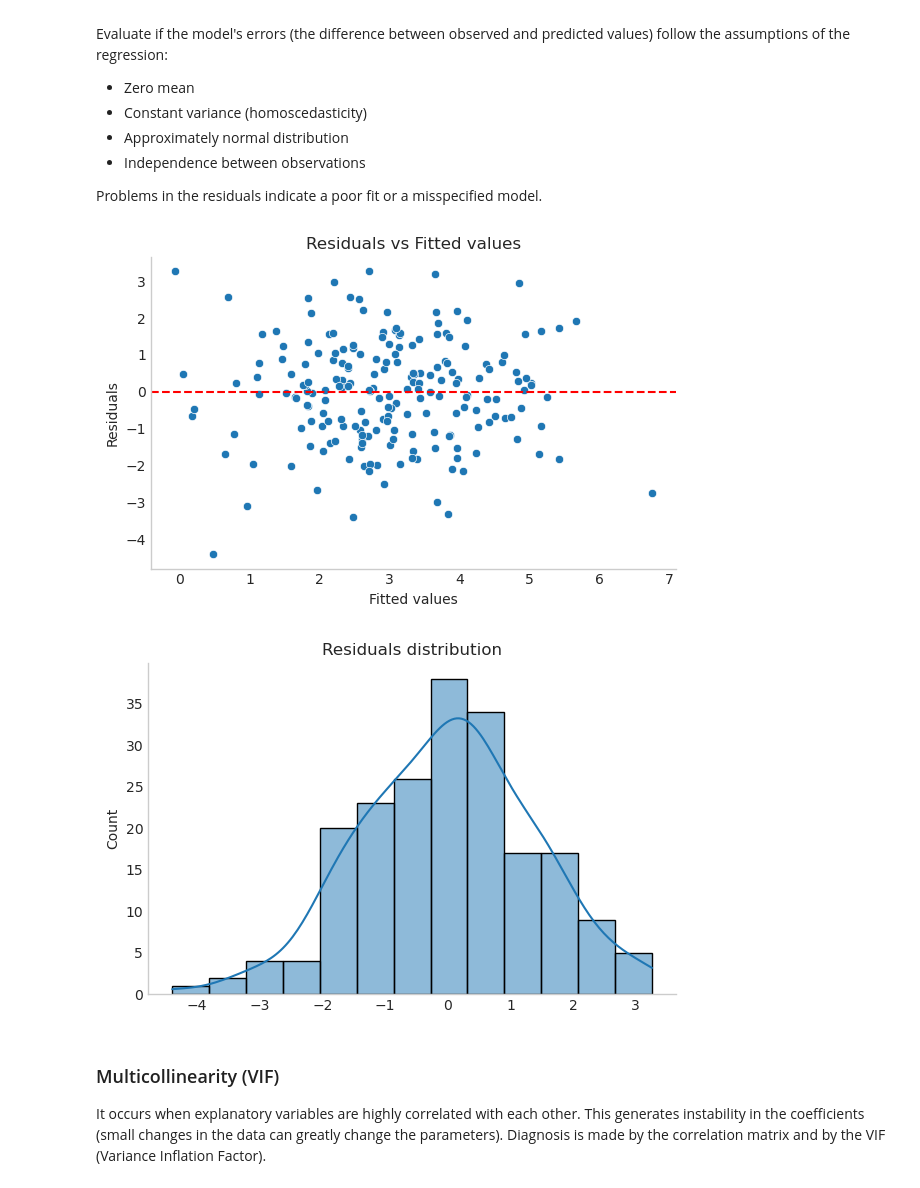
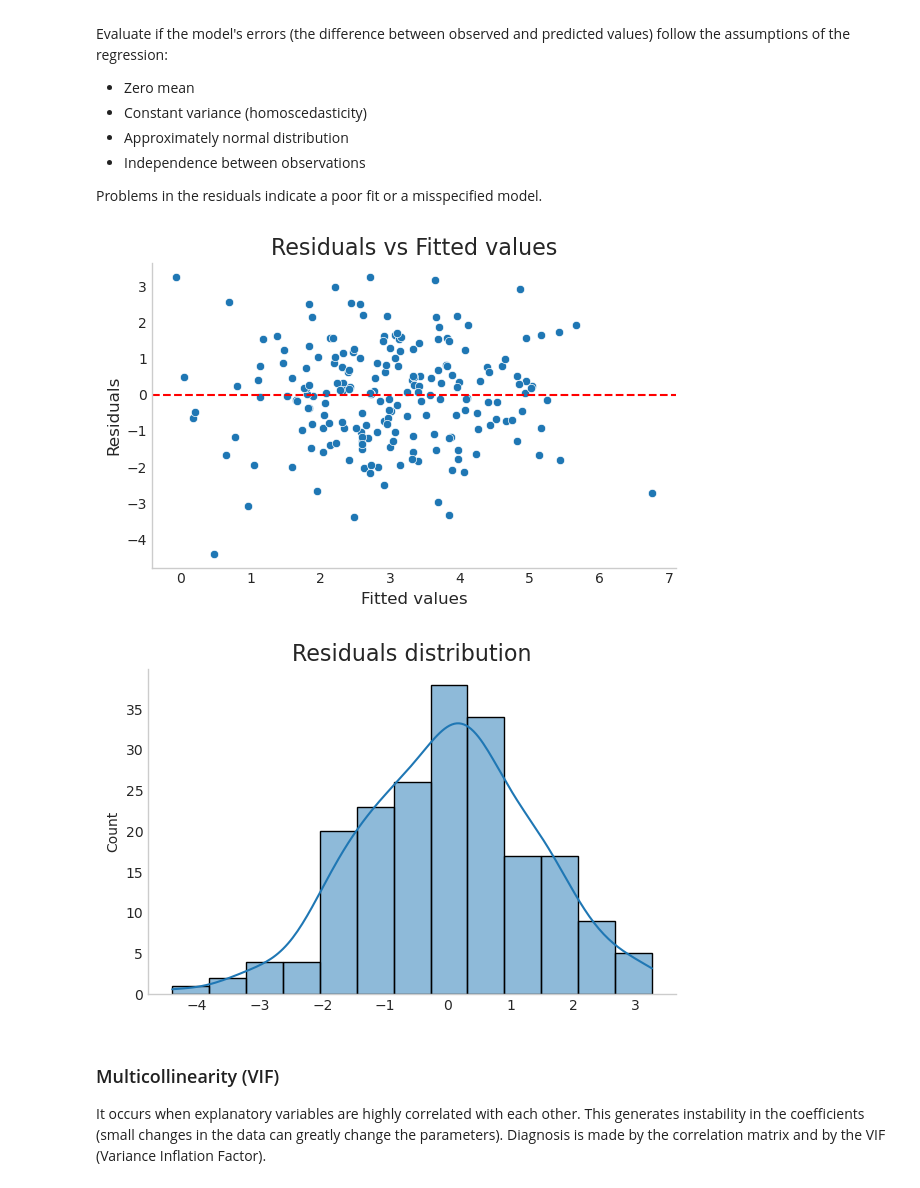
Before and after one commit to thiagoneye/master-machine_learning, a Jupyter notebook: src/regression/linear_regression.ipynb, the cells around one changed output. Saved outputs shown, nothing was run; the diff lists cells and outputs as text; code cells hidden in the pictures.

```diff
--- a/src/regression/linear_regression.ipynb
+++ b/src/regression/linear_regression.ipynb
@@ -199,34 +200,32 @@ Problems in the residuals indicate a poor fit or a misspecified model.
 # %%
 residuals = model.resid
 fitted = model.fittedvalues
 
 # Residuals vs Fitted values
-plt.style.use("seaborn-v0_8-whitegrid")
 plt.figure(figsize=(6, 4))
 sns.scatterplot(x=fitted, y=residuals)
 plt.axhline(0, color="red", linestyle="--")
-plt.xlabel("Fitted values")
-plt.ylabel("Residuals")
-plt.title("Residuals vs Fitted values")
+plt.xlabel("Fitted values", fontsize=12)
+plt.ylabel("Residuals", fontsize=12)
+plt.title("Residuals vs Fitted values", fontsize=16)
 plt.grid(False)
 ax = plt.gca()
 ax.spines["top"].set_visible(False)
 ax.spines["right"].set_visible(False)
 plt.tight_layout()
 
 # Histogram of residuals
-plt.style.use("seaborn-v0_8-whitegrid")
 plt.figure(figsize=(6, 4))
 sns.histplot(residuals, kde=True)
-plt.title("Residuals distribution")
+plt.title("Residuals distribution", fontsize=16)
 plt.grid(False)
 ax = plt.gca()
 ax.spines["top"].set_visible(False)
 ax.spines["right"].set_visible(False)
 plt.tight_layout()
 # %% [output]
-[figure, old version]
+[figure, new version]
-[figure, old version]
+[figure, new version]
 # %% [markdown]
 ### Multicollinearity (VIF)
 
```
Also changed, not shown: parts of 3 cells of this notebook, 5 other files.
